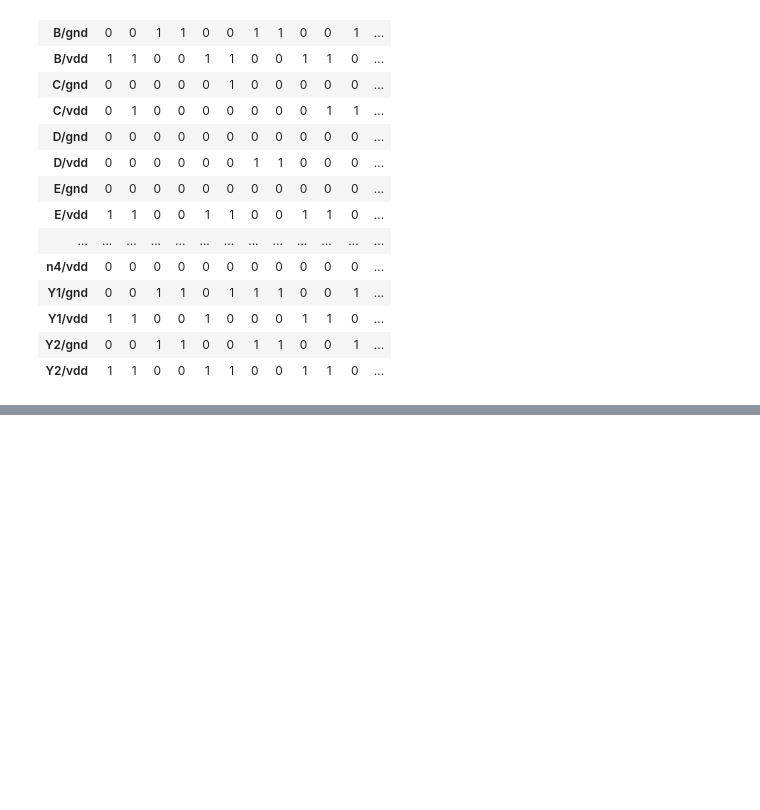
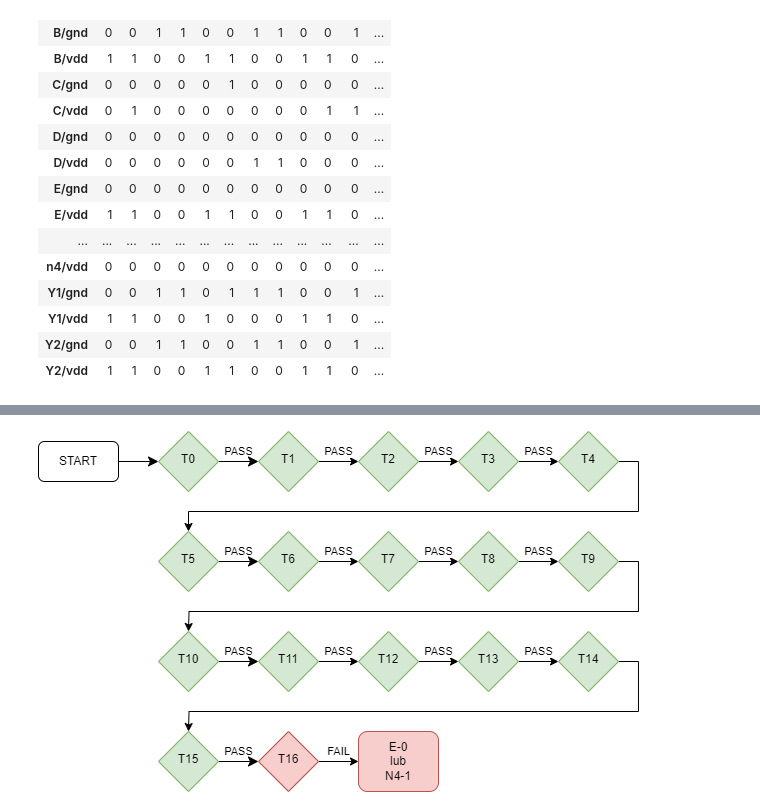
Before and after one commit to TMALFSSISAWBOJBUMA/DefSim-SaF-tests, a Jupyter notebook: tests.ipynb, the cells around one changed output, grey strips where cells are left out. Cells and saved outputs as stored; diff of their text form; code cells hidden in the pictures; blank space fills up the shorter version.

```diff
--- a/tests.ipynb
+++ b/tests.ipynb
@@ -343,0 +402,4 @@ coverages
+# %%
+display(Image(filename="C17_diag.png"))
+# %% [output]
+[figure, added]
```
Also changed, not shown: parts of 34 cells of this notebook, 2 other files.
